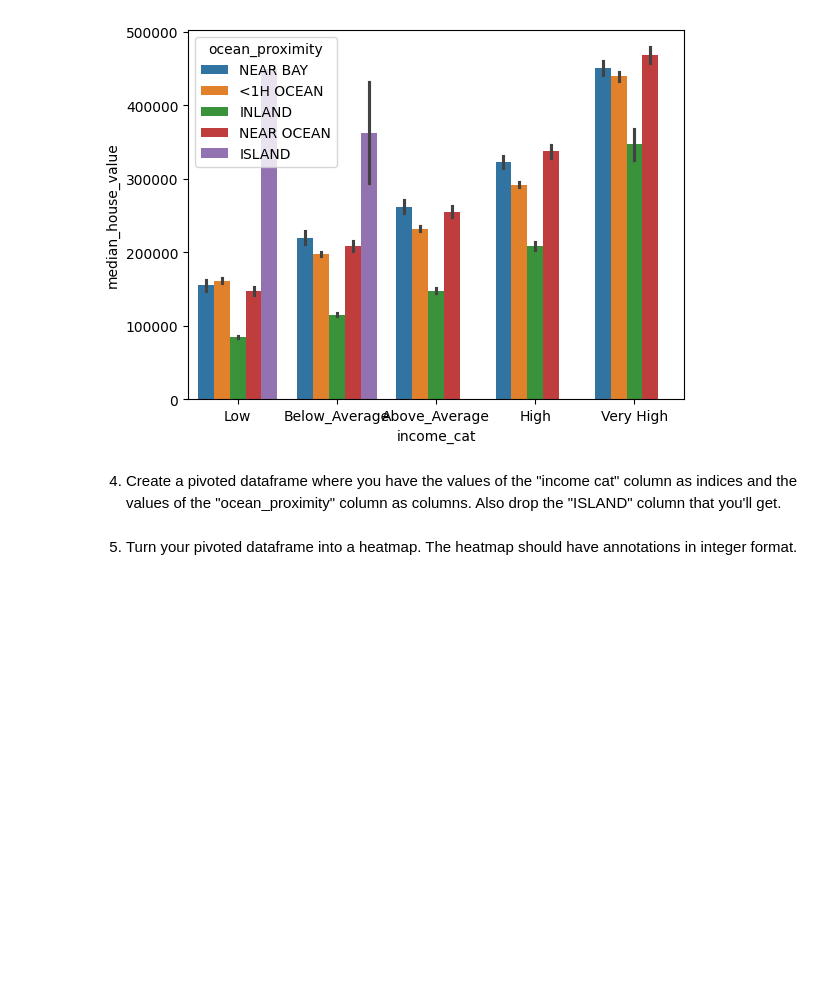
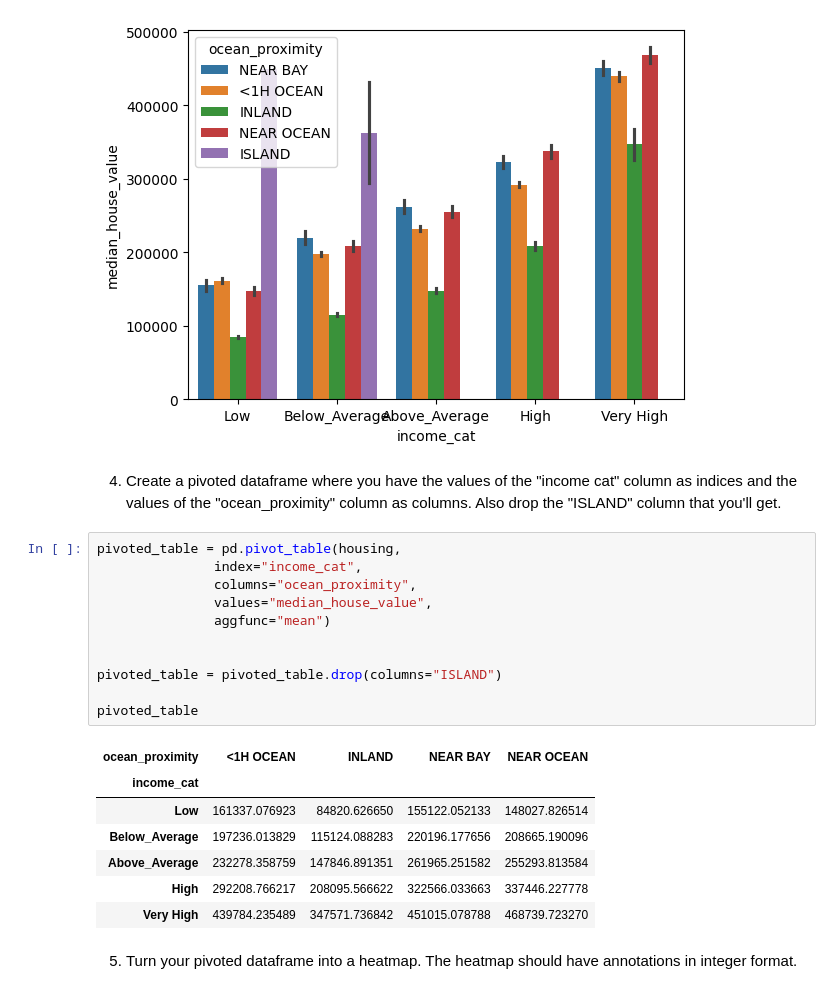
Before and after one commit to chandlershortlidge/lab-ml-and-linear-regression, a Jupyter notebook: your-code/main.ipynb, the cells around one changed output. Saved outputs shown, nothing was run; the diff lists cells and outputs as text; blank space fills up the shorter version.

```diff
--- a/your-code/main.ipynb
+++ b/your-code/main.ipynb
@@ -312,5 +312,24 @@ sns.barplot(data=housing,
 [figure]
 # %% [markdown]
 4. Create a pivoted dataframe where you have the values of the "income cat" column as indices and the values of the "ocean_proximity" column as columns. Also drop the "ISLAND" column that you'll get.
+# %%
+pivoted_table = pd.pivot_table(housing,
+               index="income_cat",
+               columns="ocean_proximity",
+               values="median_house_value",
+               aggfunc="mean")
+
+
+pivoted_table = pivoted_table.drop(columns="ISLAND")
+
+pivoted_table
+# %% [output]
+| ocean_proximity | <1H OCEAN | INLAND | NEAR BAY | NEAR OCEAN |
+| income_cat |  |  |  |  |
+| Low | 161337.076923 | 84820.626650 | 155122.052133 | 148027.826514 |
+| Below_Average | 197236.013829 | 115124.088283 | 220196.177656 | 208665.190096 |
+| Above_Average | 232278.358759 | 147846.891351 | 261965.251582 | 255293.813584 |
+| High | 292208.766217 | 208095.566622 | 322566.033663 | 337446.227778 |
+| Very High | 439784.235489 | 347571.736842 | 451015.078788 | 468739.723270 |
 # %% [markdown]
 5. Turn your pivoted dataframe into a heatmap. The heatmap should have annotations in integer format.
```
Also changed, not shown: parts of 1 cell of this notebook.
